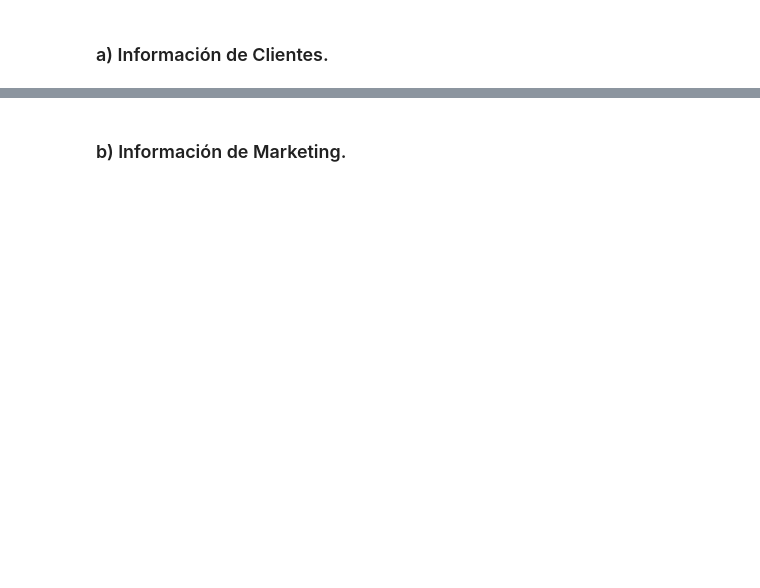
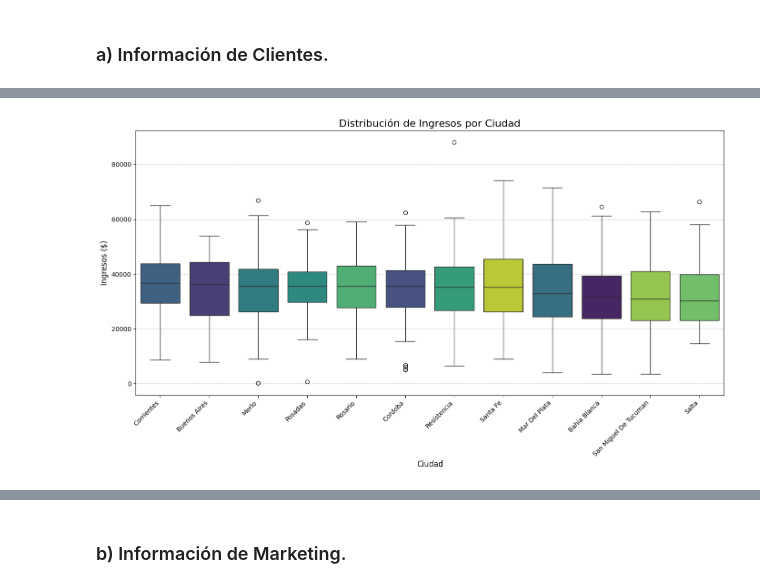
Before and after one commit to Javier-Espi/espineira_javier_C25262_TPI_Data_Analytics, a Jupyter notebook: espineira_javier_C25262_TPI_Data_Analytics_Entrega_Final.ipynb, the cells around one changed output, grey strips where cells are left out. Saved outputs shown, nothing was run; the diff lists cells and outputs as text; code cells hidden in the pictures; blank space fills up the shorter version.

```diff
--- a/espineira_javier_C25262_TPI_Data_Analytics_Entrega_Final.ipynb
+++ b/espineira_javier_C25262_TPI_Data_Analytics_Entrega_Final.ipynb
@@ -2177,3 +2184,20 @@ Calculando la suma de 'ingresos' agrupada por ['ciudad', 'rango_edad'] en el dat
+# %%
+# Ordenar las ciudades por la mediana de ingresos para una mejor visualización
+ordenc_ciudades_por_ingreso_mediana = df_Clientes_v4.groupby('ciudad', observed=False)['ingresos'].median().sort_values(ascending=False).index
+
+plt.figure(figsize=(14, 8))
+sns.boxplot(x='ciudad', y='ingresos', data=df_Clientes_v4, order=ordenc_ciudades_por_ingreso_mediana, palette='viridis', hue='ciudad', legend=False)
+
+plt.title('Distribución de Ingresos por Ciudad', fontsize=16)
+plt.xlabel('Ciudad', fontsize=12)
+plt.ylabel('Ingresos ($)', fontsize=12)
+plt.xticks(rotation=45, ha='right', fontsize=10)
+plt.yticks(fontsize=10)
+plt.grid(axis='y', linestyle='--', alpha=0.7)
+plt.tight_layout()
+plt.show()
+# %% [output]
+[figure, added]
 # %%
 # A los efectos de ver informacion en un mapa con la libreria leaflet
 lista_ciudades_geocodificadas =[
```
Also changed, not shown: parts of 29 cells of this notebook.
